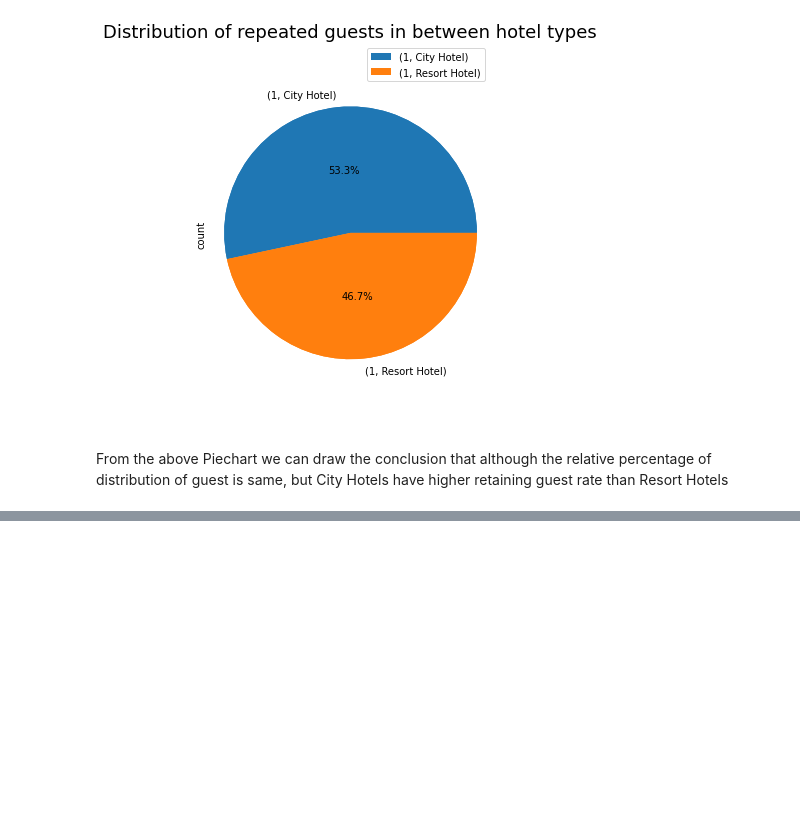
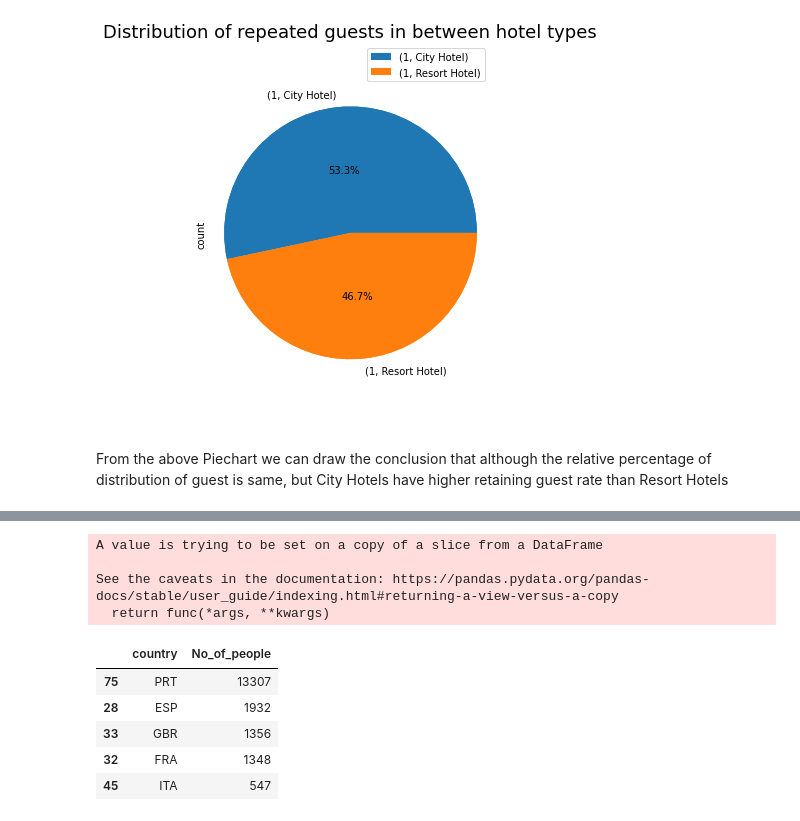
Before and after one commit to Mihirgupta2001/EDA-Capstone-Project-Hotel-Booking, a Jupyter notebook: EDA_Hotel_Booking_Analysis_Capstone_Project.ipynb, the cells around one changed output, grey strips where cells are left out. Saved outputs shown, nothing was run; the diff lists cells and outputs as text; code cells hidden in the pictures; blank space fills up the shorter version.

```diff
--- a/EDA_Hotel_Booking_Analysis_Capstone_Project.ipynb
+++ b/EDA_Hotel_Booking_Analysis_Capstone_Project.ipynb
@@ -260,0 +303,20 @@ From the above Piechart we can draw the conclusion that although the relative pe
+# %%
+
+# Extracting data for year 2015
+booking_country_2015 = booking_country[booking_country['arrival_date_year']==2015]
+booking_country_2015.sort_values(by = 'hotel', ascending = False,inplace = True)
+booking_country_2015 = booking_country_2015.rename(columns = {'hotel':'No_of_people'})
+booking_country_2015 = booking_country_2015[:5]
+booking_country_2015.drop('arrival_date_year',axis = 'columns',inplace = True)
+booking_country_2015
+# %% [output]
+A value is trying to be set on a copy of a slice from a DataFrame
+
+See the caveats in the documentation: https://pandas.pydata.org/pandas-docs/stable/user_guide/indexing.html#returning-a-view-versus-a-copy
+  return func(*args, **kwargs)
+|  | country | No_of_people |
+| 75 | PRT | 13307 |
+| 28 | ESP | 1932 |
+| 33 | GBR | 1356 |
+| 32 | FRA | 1348 |
+| 45 | ITA | 547 |
```
Also changed, not shown: parts of 10 cells of this notebook.
